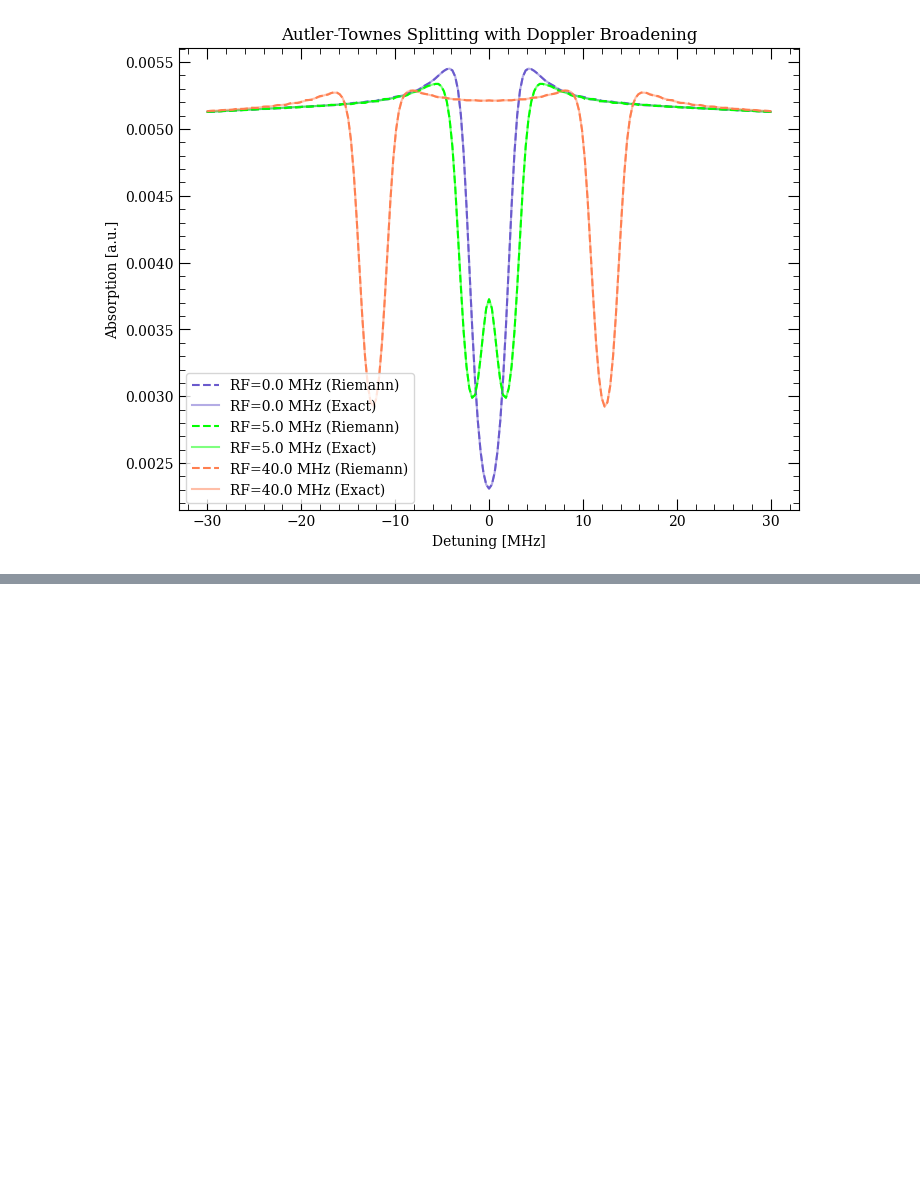
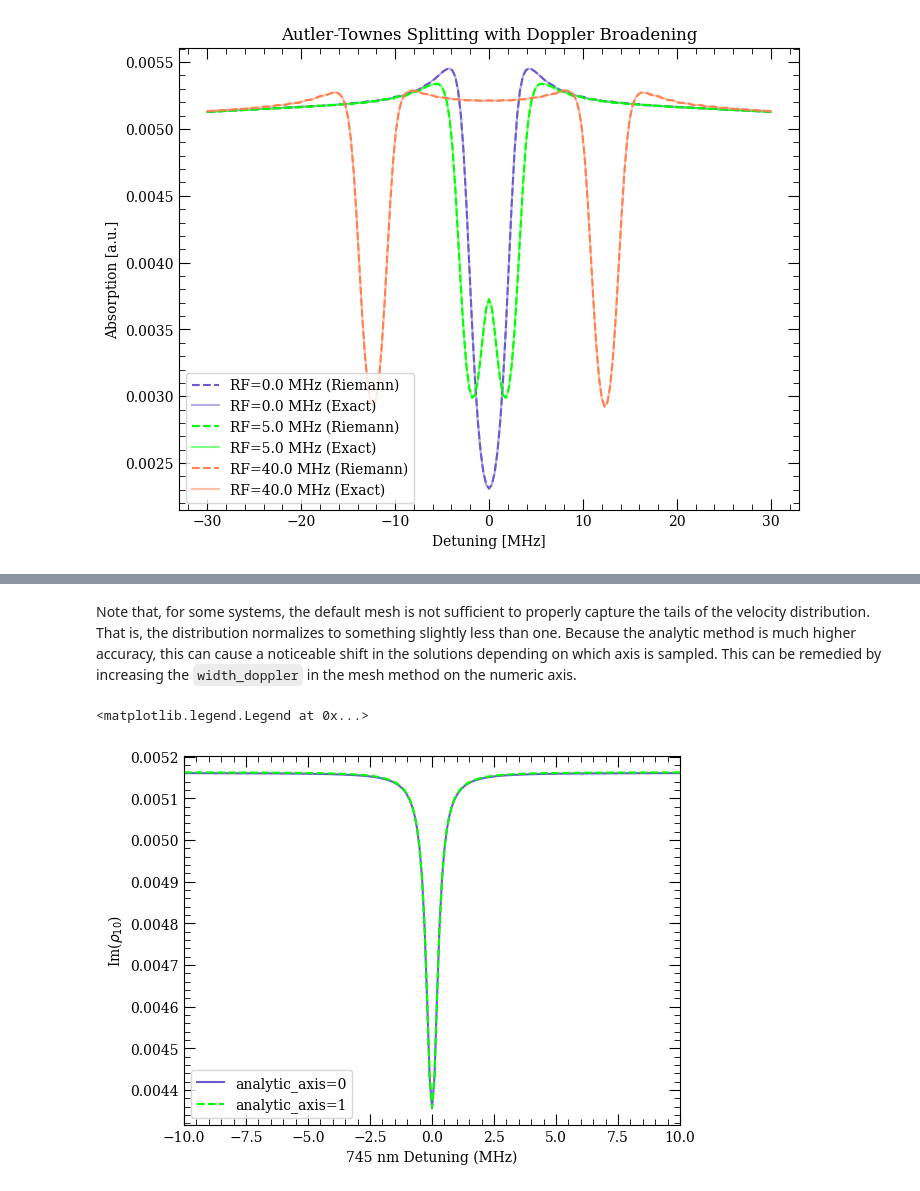
Before and after one commit to QTC-UMD/rydiqule, a Jupyter notebook: docs/source/examples/Analytical Doppler Demo.ipynb, the cells around one changed output, grey strips where cells are left out. Cells and saved outputs as stored; diff of their text form; code cells hidden in the pictures; blank space fills up the shorter version.

```diff
--- a/docs/source/examples/Analytical Doppler Demo.ipynb
+++ b/docs/source/examples/Analytical Doppler Demo.ipynb
@@ -163,0 +233,17 @@ plt.show()
+# %% [markdown]
+Note that, for some systems, the default mesh is not sufficient to properly capture the tails of the velocity distribution. That is, the distribution normalizes to something slightly less than one. Because the analytic method is much higher accuracy, this can cause a noticeable shift in the solutions depending on which axis is sampled. This can be remedied by increasing the `width_doppler` in the mesh method on the numeric axis.
+# %%
+m = {"method":"split", "width_doppler":2.5}
+sols_DF_wider = rq.solve_doppler_hybrid(sensor, analytic_axis=0, doppler_mesh_method=m)
+sols_DF_1_wider = rq.solve_doppler_hybrid(sensor, analytic_axis=1, doppler_mesh_method=m)
+# %%
+fig, ax = plt.subplots()
+ax.plot(detunings/(2*np.pi), sols_DF_wider.rho_ij(1,0).imag, c='slateblue', label="analytic_axis=0")
+ax.plot(detunings/(2*np.pi), sols_DF_1_wider.rho_ij(1,0).imag, c='lime', linestyle='dashed', label="analytic_axis=1")
+ax.set_xlabel("745 nm Detuning (MHz)")
+ax.set_xlim(-10,10)
+ax.set_ylabel(r"Im($\rho_{10}$)")
+ax.legend()
+# %% [output]
+<matplotlib.legend.Legend at 0x...>
+[figure, added]
```
Also changed, not shown: parts of 38 cells of this notebook, 2 other files.
